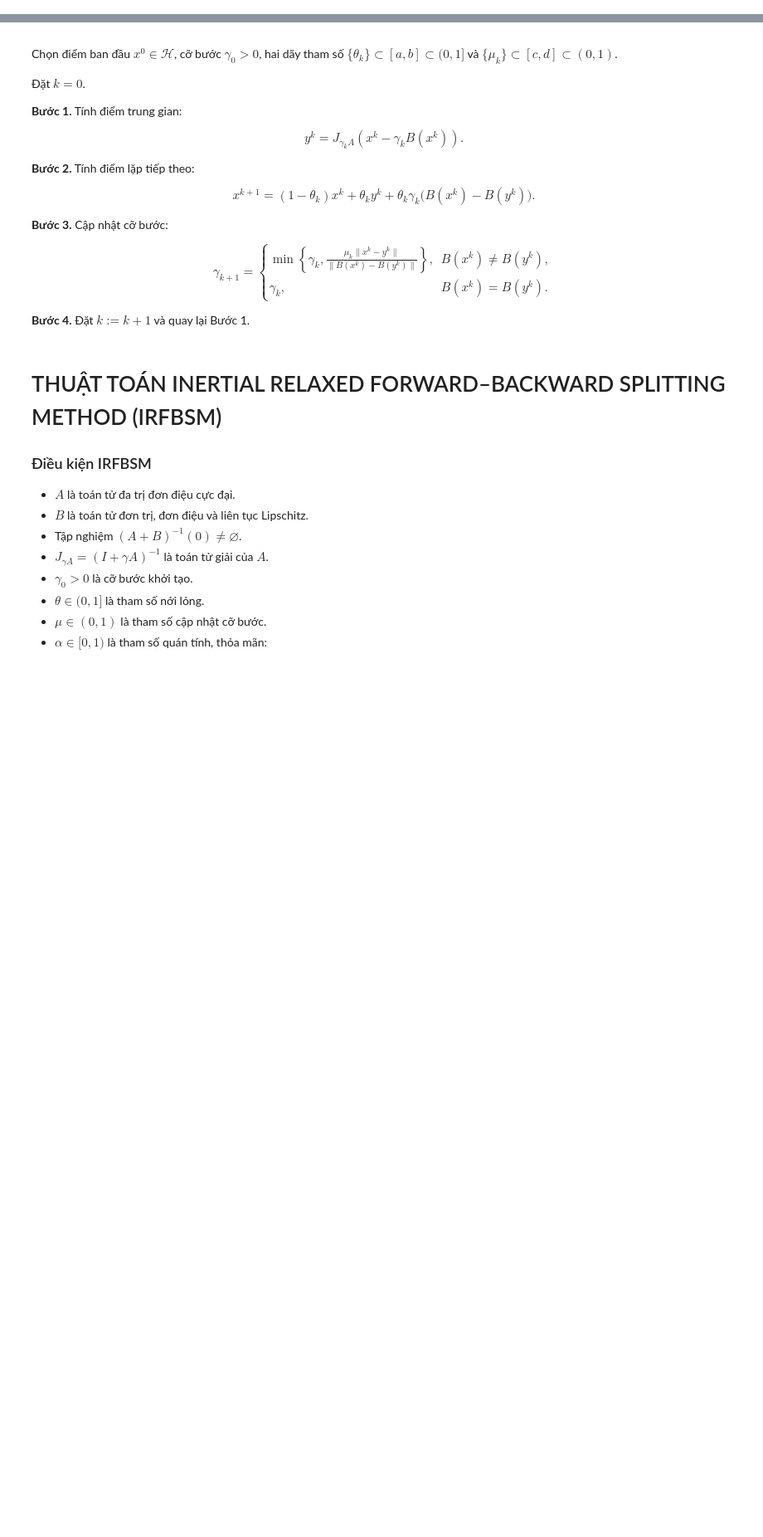
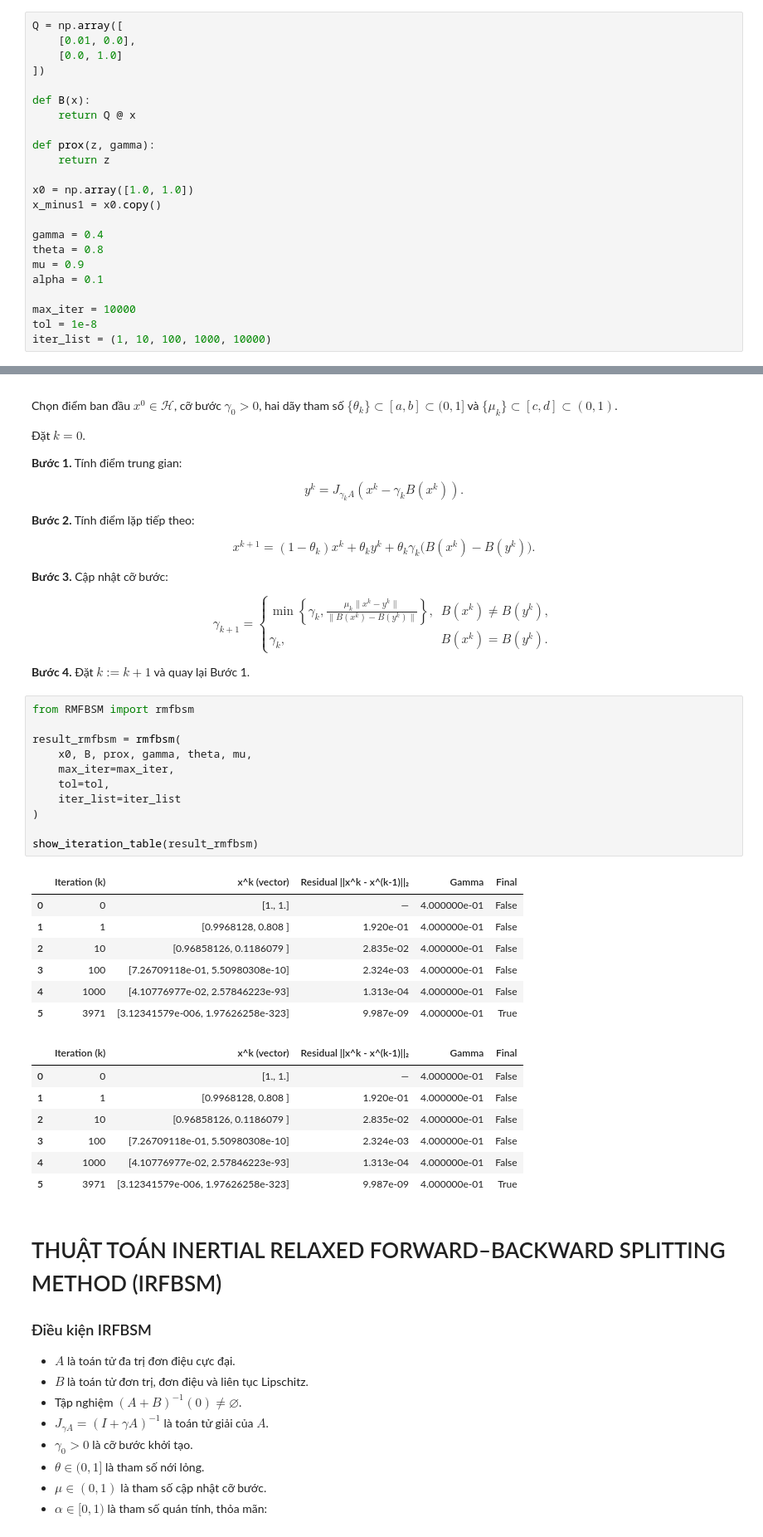
Before and after one commit to khunglong-di-code/VIP_portfolio_optimization, a Jupyter notebook: VIP_full_algorythms.ipynb, the cells around one changed output, grey strips where cells are left out. Shown at 83% size. Cells and saved outputs as stored; diff of their text form; blank space fills up the shorter version.

```diff
--- a/VIP_full_algorythms.ipynb
+++ b/VIP_full_algorythms.ipynb
@@ -19,3 +74,26 @@ from common_libs import check_vector,show_iteration_table
+# %%
+Q = np.array([
+    [0.01, 0.0],
+    [0.0, 1.0]
+])
+
+def B(x):
+    return Q @ x
+
+def prox(z, gamma):
+    return z
+
+x0 = np.array([1.0, 1.0])
+x_minus1 = x0.copy()
+
+gamma = 0.4
+theta = 0.8
+mu = 0.9
+alpha = 0.1
+
+max_iter = 10000
+tol = 1e-8
+iter_list = (1, 10, 100, 1000, 10000)
 # %% [markdown]
 # THUẬT TOÁN FORWARD-BACKWARD SPLITTING METHOD (FBM)
 
@@ -240,6 +275,32 @@ $$
 $$
 
 **Bước 4.** Đặt $k:=k+1$ và quay lại Bước 1.
+# %%
+from RMFBSM import rmfbsm
+
+result_rmfbsm = rmfbsm(
+    x0, B, prox, gamma, theta, mu,
+    max_iter=max_iter,
+    tol=tol,
+    iter_list=iter_list
+)
+
+show_iteration_table(result_rmfbsm)
+# %% [output]
+|  | Iteration (k) | x^k (vector) | Residual ||x^k - x^(k-1)||₂ | Gamma | Final |
+| 0 | 0 | [1., 1.] | — | 4.000000e-01 | False |
+| 1 | 1 | [0.9968128, 0.808 ] | 1.920e-01 | 4.000000e-01 | False |
+| 2 | 10 | [0.96858126, 0.1186079 ] | 2.835e-02 | 4.000000e-01 | False |
+| 3 | 100 | [7.26709118e-01, 5.50980308e-10] | 2.324e-03 | 4.000000e-01 | False |
+| 4 | 1000 | [4.10776977e-02, 2.57846223e-93] | 1.313e-04 | 4.000000e-01 | False |
+| 5 | 3971 | [3.12341579e-006, 1.97626258e-323] | 9.987e-09 | 4.000000e-01 | True |
+|  | Iteration (k) | x^k (vector) | Residual ||x^k - x^(k-1)||₂ | Gamma | Final |
+| 0 | 0 | [1., 1.] | — | 4.000000e-01 | False |
+| 1 | 1 | [0.9968128, 0.808 ] | 1.920e-01 | 4.000000e-01 | False |
+| 2 | 10 | [0.96858126, 0.1186079 ] | 2.835e-02 | 4.000000e-01 | False |
+| 3 | 100 | [7.26709118e-01, 5.50980308e-10] | 2.324e-03 | 4.000000e-01 | False |
+| 4 | 1000 | [4.10776977e-02, 2.57846223e-93] | 1.313e-04 | 4.000000e-01 | False |
+| 5 | 3971 | [3.12341579e-006, 1.97626258e-323] | 9.987e-09 | 4.000000e-01 | True |
 # %% [markdown]
 
 # THUẬT TOÁN INERTIAL RELAXED FORWARD–BACKWARD SPLITTING METHOD (IRFBSM)
```
Also changed, not shown: parts of 6 cells of this notebook, 2 other files.
